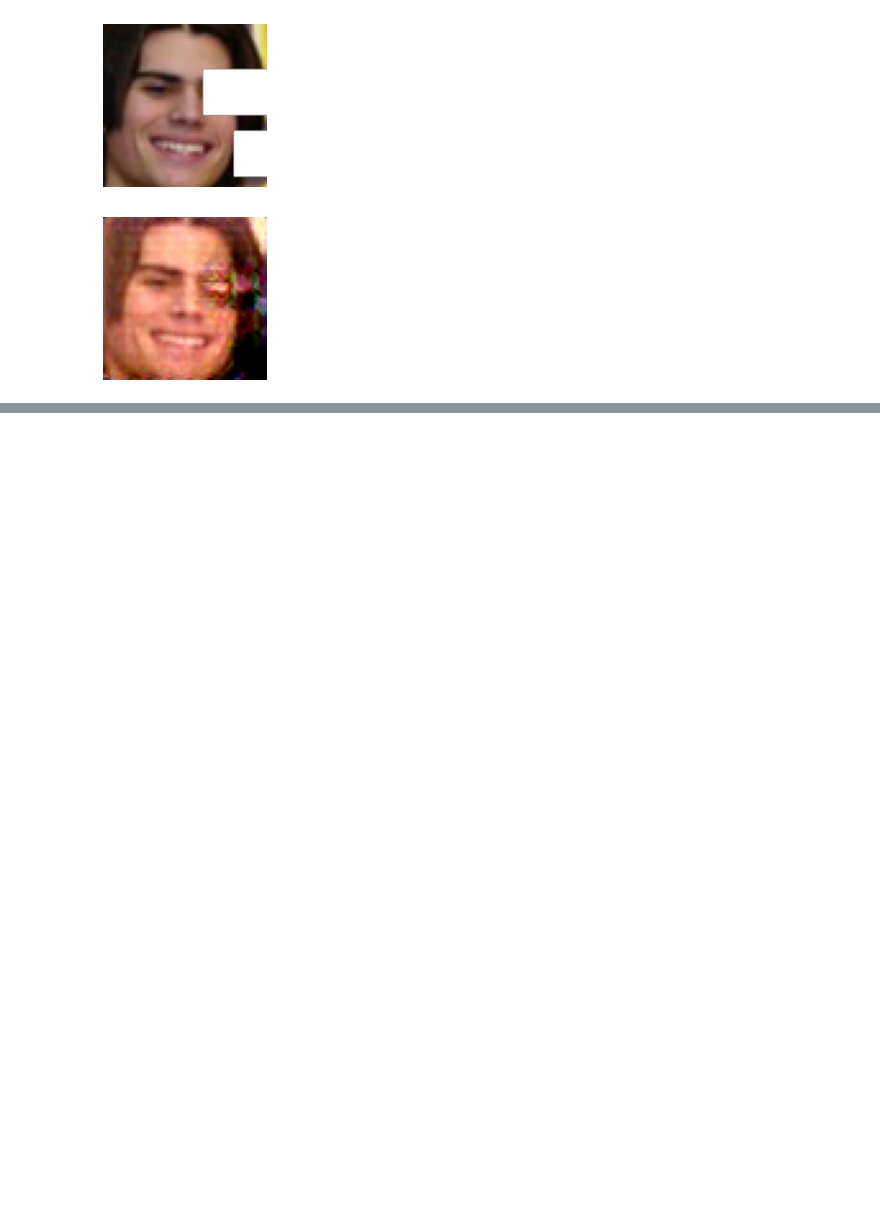
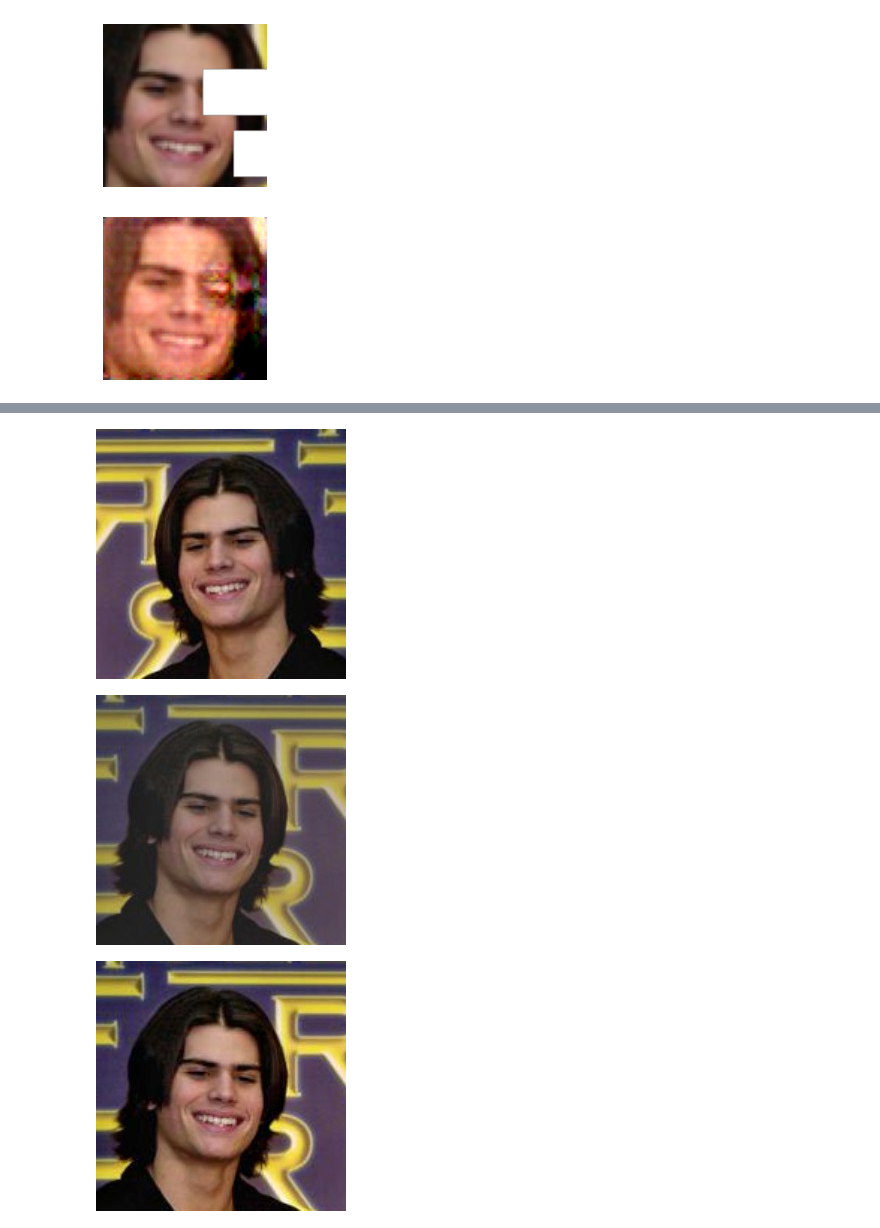
Before and after one commit to Eva427/CICR-Impainting, a Jupyter notebook: test.ipynb, the cells around one changed output, grey strips where cells are left out. Cells and saved outputs as stored; diff of their text form; code cells hidden in the pictures; blank space fills up the shorter version.

Commit message:
workbench + dataAug

```diff
--- a/test.ipynb
+++ b/test.ipynb
@@ -217,0 +229,15 @@ zoom
+# %%
+import impaintingLib as imp
+
+path = "./data/lfw/AJ_Lamas/AJ_Lamas_0001.jpg"
+
+with Image.open(path) as img:
+    imgs = [img,img,img]
+    imgs = imp.data.randomTransfo(imgs)
+    imgs[0].show()
+    imgs[1].show()
+    imgs[2].show()
+# %% [output]
+[figure, added]
+[figure, added]
+[figure, added]
```
Also changed, not shown: parts of 4 cells of this notebook, 26 other files.
